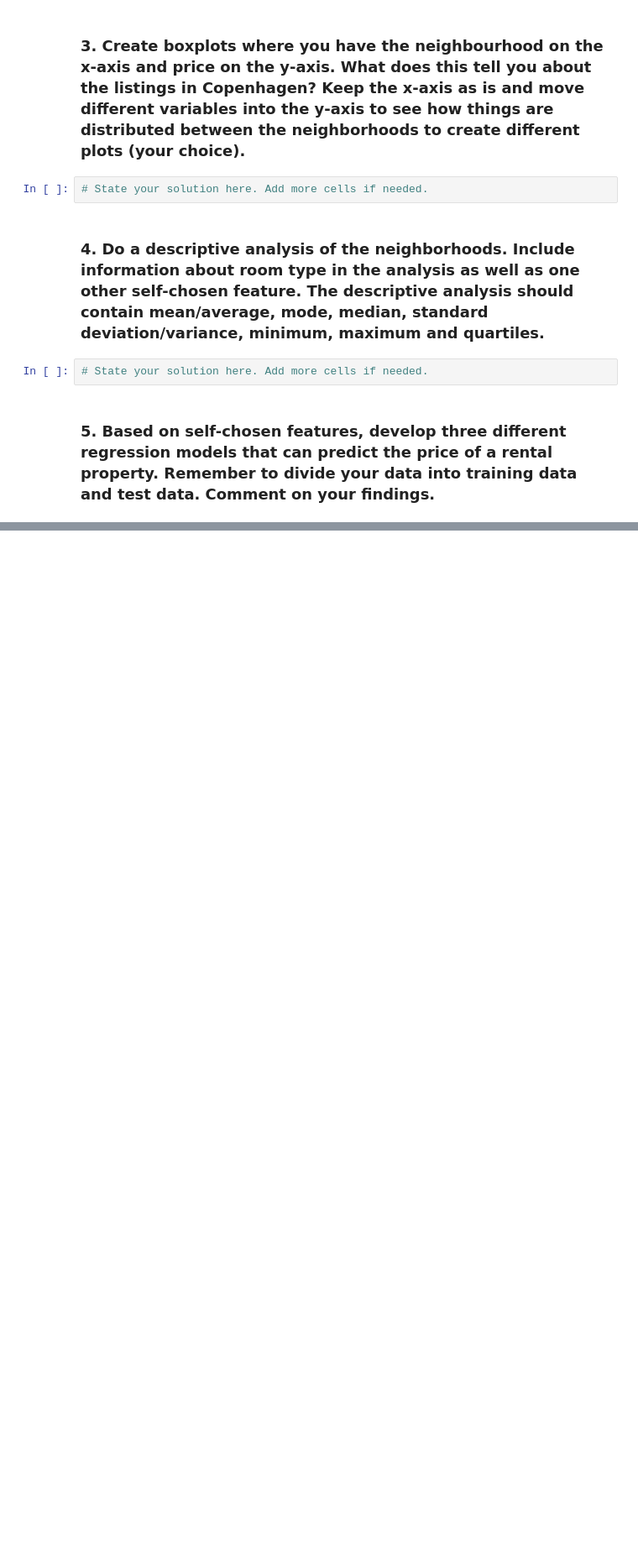
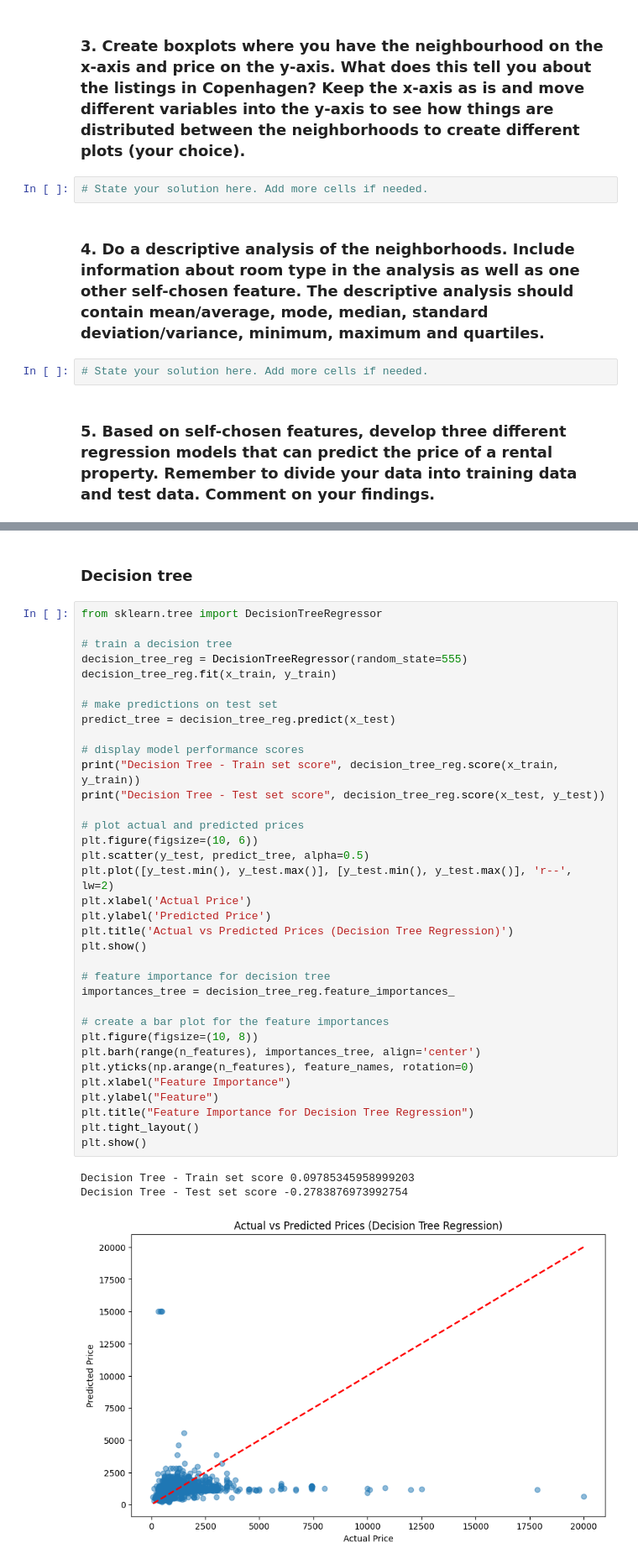
Before and after one commit to kkristiansd/MAL1handin, a Jupyter notebook: 1. Getting started - Copenhagen Airbnb (1).ipynb, the cells around one changed output, grey strips where cells are left out. Shown at 84% size. Saved outputs shown, nothing was run; the diff lists cells and outputs as text; blank space fills up the shorter version.

```diff
--- a/1. Getting started - Copenhagen Airbnb (1).ipynb
+++ b/1. Getting started - Copenhagen Airbnb (1).ipynb
@@ -167,0 +289,41 @@ plt.show()
+# %% [markdown]
+### Decision tree
+# %%
+from sklearn.tree import DecisionTreeRegressor
+
+# train a decision tree
+decision_tree_reg = DecisionTreeRegressor(random_state=555)
+decision_tree_reg.fit(x_train, y_train)
+
+# make predictions on test set
+predict_tree = decision_tree_reg.predict(x_test)
+
+# display model performance scores
+print("Decision Tree - Train set score", decision_tree_reg.score(x_train, y_train))
+print("Decision Tree - Test set score", decision_tree_reg.score(x_test, y_test))
+
+# plot actual and predicted prices
+plt.figure(figsize=(10, 6))
+plt.scatter(y_test, predict_tree, alpha=0.5)
+plt.plot([y_test.min(), y_test.max()], [y_test.min(), y_test.max()], 'r--', lw=2)
+plt.xlabel('Actual Price')
+plt.ylabel('Predicted Price')
+plt.title('Actual vs Predicted Prices (Decision Tree Regression)')
+plt.show()
+
+# feature importance for decision tree
+importances_tree = decision_tree_reg.feature_importances_
+
+# create a bar plot for the feature importances
+plt.figure(figsize=(10, 8))
+plt.barh(range(n_features), importances_tree, align='center')
+plt.yticks(np.arange(n_features), feature_names, rotation=0)
+plt.xlabel("Feature Importance")
+plt.ylabel("Feature")
+plt.title("Feature Importance for Decision Tree Regression")
+plt.tight_layout()
+plt.show()
+# %% [output]
+Decision Tree - Train set score 0.09785345958999203
+Decision Tree - Test set score -0.2783876973992754
+[figure, added]
```
Also changed, not shown: parts of 13 cells of this notebook.
